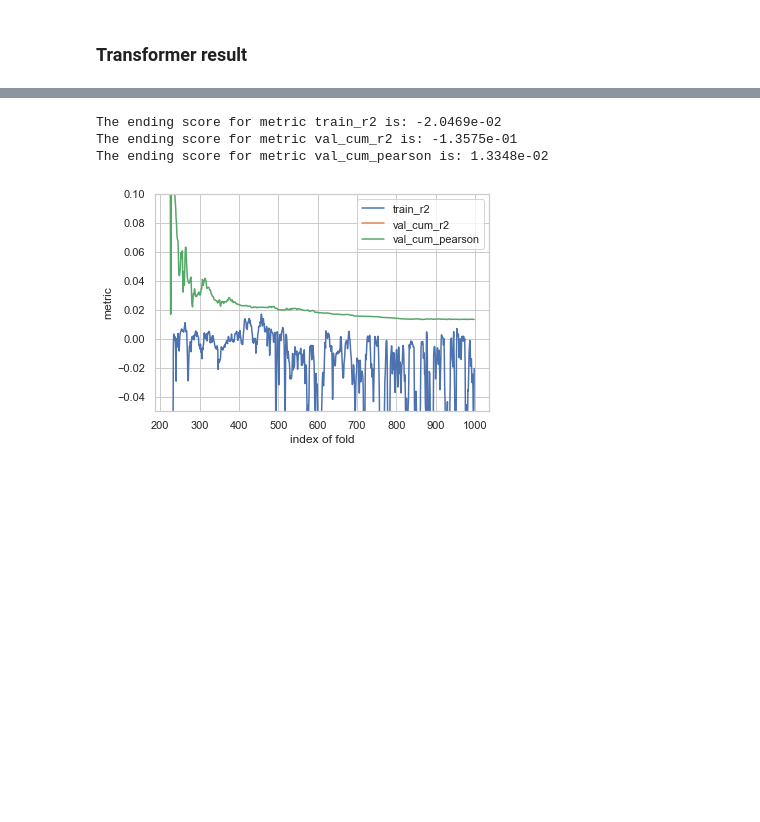
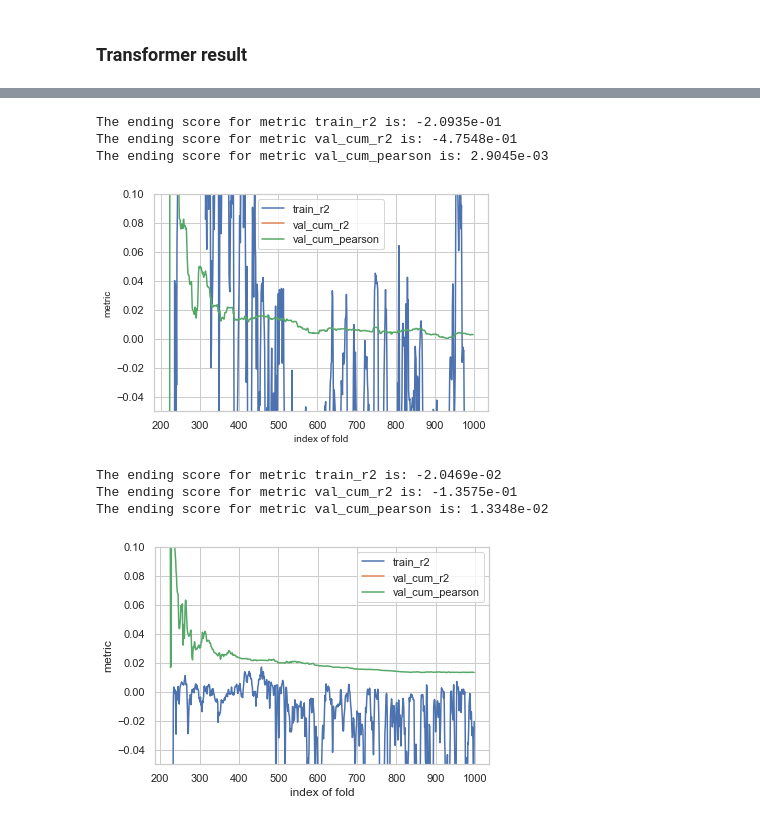
Before and after one commit to owen8877/qids-2023-comp, a Jupyter notebook: playground/shockspeare/NN_combined_Feb22.ipynb, the cells around one changed output, grey strips where cells are left out. Cells and saved outputs as stored; diff of their text form; code cells hidden in the pictures; blank space fills up the shorter version.

```diff
--- a/playground/shockspeare/NN_combined_Feb22.ipynb
+++ b/playground/shockspeare/NN_combined_Feb22.ipynb
@@ -493,2 +598,14 @@ KeyboardInterrupt:
+# %%
+# lr=1e-2, StepLR step200, endlr=3e-7 nepoch=4, trainlook=16, evallook=4, hidden=128 Transformer
+# Feature embedding!
+plt.figure(0)
+# plot_performance(performance, metrics_selected=['train_r2', 'test_cum_r2', 'test_cum_pearson'])
+plot_performance(performance, metrics_selected=['train_r2', 'val_cum_pearson','val_cum_r2'])
+plt.show()
+# %% [output]
+The ending score for metric train_r2 is: -2.0935e-01
+The ending score for metric val_cum_r2 is: -4.7548e-01
+The ending score for metric val_cum_pearson is: 2.9045e-03
+[figure, added]
 # %%
 # lr=1e-2, StepLR step100, endlr=9e-12 nepoch=8, trainlook=16, evallook=8, hidden=256 Transformer
```
Also changed, not shown: parts of 18 cells of this notebook.
